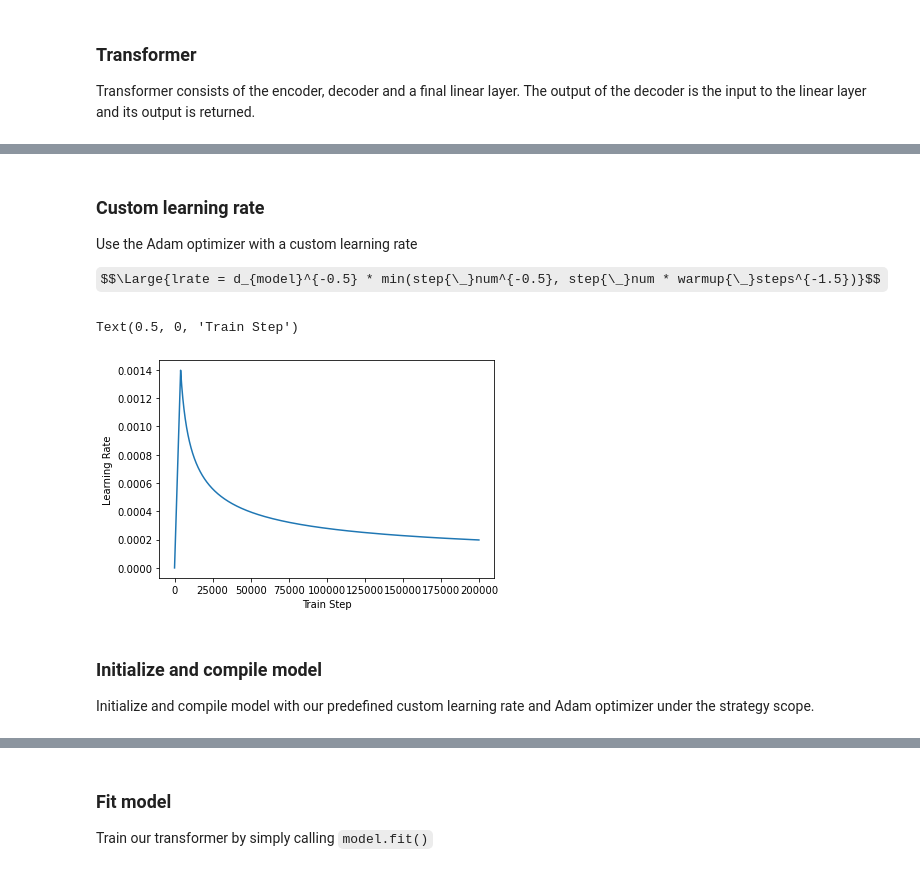
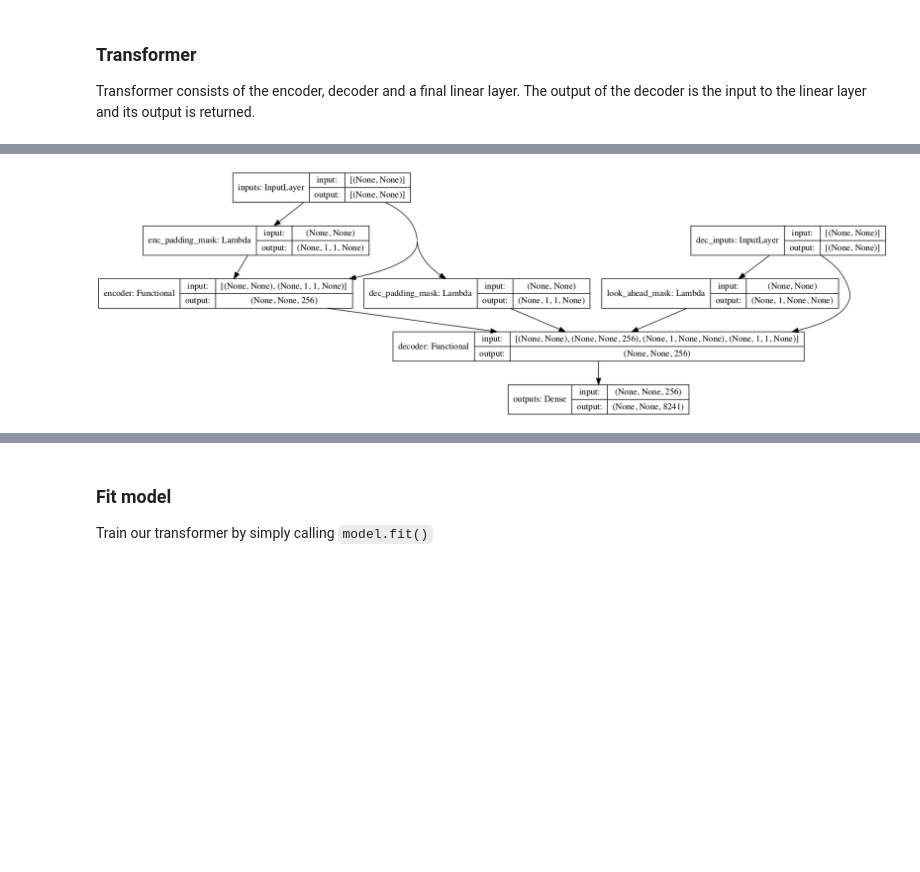
Before and after one commit to VikrantRajput1408/Final_Project, a Jupyter notebook: main.ipynb, the cells around one changed output, grey strips where cells are left out. Drawn from its saved outputs; the diff is of its cells as text; code cells hidden in the pictures; some formulas as TeX source; blank space fills up the shorter version.

Commit message:
making model complete files except use model

```diff
--- a/main.ipynb
+++ b/main.ipynb
@@ -45,7 +33,7 @@ movie_lines = {k:v for k, v in zip(movie_lines["LineID"], movie_lines["Line"])}
 # %%
 movie_conversations_features = ["Character1", "Character2", "Movie", "Conversation"]
 
-movie_conversations = pd.read_csv("movie_conversations.txt", sep = "\+\+\+\$\+\+\+", engine = "python",
+movie_conversations = pd.read_csv("Corpus/movie_conversations.txt", sep = "\+\+\+\$\+\+\+", engine = "python",
                                   index_col = False, names = movie_conversations_features)
 
 
@@ -458,7 +397,7 @@ def encoder(vocab_size,
     padding_mask = tf.keras.Input(shape=(1, 1, None), name="padding_mask")
 
     embeddings = tf.keras.layers.Embedding(vocab_size, d_model)(inputs)
-    embeddings *= tf.math.sqrt(tf.cast(d_model, tf.float32))
+    embeddings *= tf.keras.layers.Lambda(lambda d_model: tf.math.sqrt(tf.cast(d_model, tf.float32)))(d_model)
     embeddings = PositionalEncoding(vocab_size, d_model)(embeddings)
 
     outputs = tf.keras.layers.Dropout(rate=dropout)(embeddings)
@@ -472,5 +411,6 @@ def encoder(vocab_size,
             name="encoder_layer_{}".format(i),
         )([outputs, padding_mask])
 
-    return tf.keras.Model(inputs=[inputs, padding_mask], outputs=outputs, name=name)
+    return tf.keras.Model(
+      inputs=[inputs, padding_mask], outputs=outputs, name=name)
 # %%
@@ -571,11 +507,11 @@ def decoder(vocab_size,
     inputs = tf.keras.Input(shape=(None,), name='inputs')
     enc_outputs = tf.keras.Input(shape=(None, d_model), name='encoder_outputs')
     look_ahead_mask = tf.keras.Input(
-                      shape=(1, None, None), name='look_ahead_mask')
+        shape=(1, None, None), name='look_ahead_mask')
     padding_mask = tf.keras.Input(shape=(1, 1, None), name='padding_mask')
 
     embeddings = tf.keras.layers.Embedding(vocab_size, d_model)(inputs)
-    embeddings *= tf.math.sqrt(tf.cast(d_model, tf.float32))
+    embeddings *= tf.keras.layers.Lambda(lambda d_model: tf.math.sqrt(tf.cast(d_model, tf.float32)))(d_model)
     embeddings = PositionalEncoding(vocab_size, d_model)(embeddings)
 
     outputs = tf.keras.layers.Dropout(rate=dropout)(embeddings)
@@ -590,7 +526,7 @@ def decoder(vocab_size,
         )(inputs=[outputs, enc_outputs, look_ahead_mask, padding_mask])
 
     return tf.keras.Model(
-          inputs=[inputs, enc_outputs, look_ahead_mask, padding_mask],
-          outputs=outputs,
-          name=name)
+        inputs=[inputs, enc_outputs, look_ahead_mask, padding_mask],
+        outputs=outputs,
+        name=name)
 # %%
@@ -678,0 +608,8 @@ Since the target sequences are padded, it is important to apply a padding mask w
+# %%
+model = transformer(
+    vocab_size=VOCAB_SIZE,
+    num_layers=NUM_LAYERS,
+    units=UNITS,
+    d_model=D_MODEL,
+    num_heads=NUM_HEADS,
+    dropout=DROPOUT)
@@ -679,3 +636,8 @@ Since the target sequences are padded, it is important to apply a padding mask w
+# %%
+tf.keras.utils.plot_model(
+    model, to_file='transformer.png', show_shapes=True)
+# %% [output]
+[figure, added]
 # %%
 def loss_function(y_true, y_pred):
     y_true = tf.reshape(y_true, shape=(-1, MAX_LENGTH - 1))
@@ -687,12 +649,6 @@ def loss_function(y_true, y_pred):
     loss = tf.multiply(loss, mask)
 
     return tf.reduce_mean(loss)
-# %% [markdown]
-### Custom learning rate
-
-Use the Adam optimizer with a custom learning rate
-
-$$\Large{lrate = d_{model}^{-0.5} * min(step{\_}num^{-0.5}, step{\_}num * warmup{\_}steps^{-1.5})}$$
 # %%
 class CustomSchedule(tf.keras.optimizers.schedules.LearningRateSchedule):
 
@@ -715,13 +672,0 @@ class CustomSchedule(tf.keras.optimizers.schedules.LearningRateSchedule):
-# %%
-sample_learning_rate = CustomSchedule(d_model=128)
-
-plt.plot(sample_learning_rate(tf.range(200000, dtype=tf.float32)))
-plt.ylabel("Learning Rate")
-plt.xlabel("Train Step")
-# %% [output]
-Text(0.5, 0, 'Train Step')
-[figure, removed]
-# %% [markdown]
-### Initialize and compile model
-
-Initialize and compile model with our predefined custom learning rate and Adam optimizer under the strategy scope.
```
Also changed, not shown: parts of 50 cells of this notebook, 15 other files.
